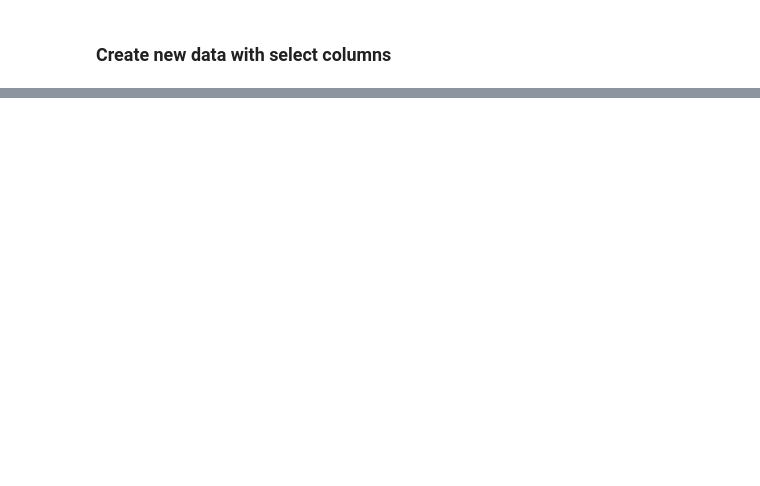
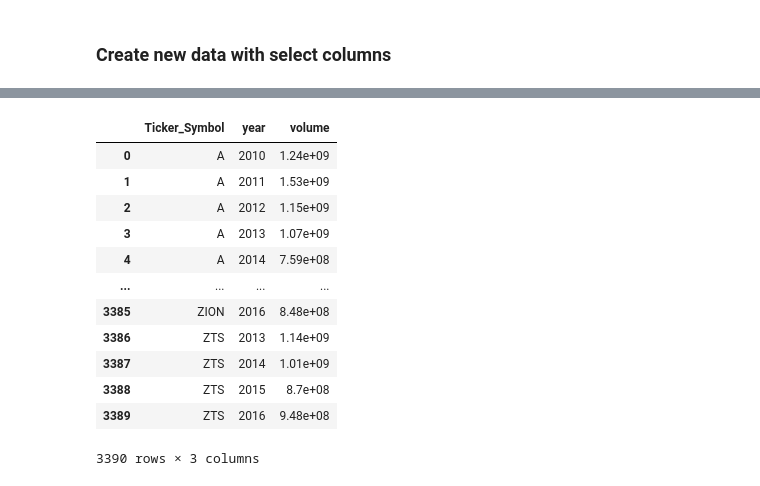
Before and after one commit to nickmangarella/stock-data-etl, a Jupyter notebook: stock_market_etl.ipynb, the cells around one changed output, grey strips where cells are left out. Saved outputs shown, nothing was run; the diff lists cells and outputs as text; code cells hidden in the pictures; blank space fills up the shorter version.

```diff
--- a/stock_market_etl.ipynb
+++ b/stock_market_etl.ipynb
@@ -345,0 +406,17 @@ ValueError: No axis named volume for object type DataFrame
+# %%
+prices_grouped=prices_data_df.groupby(["Ticker_Symbol", "year"]).agg({"volume":"sum"}).reset_index()
+prices_grouped
+# %% [output]
+|  | Ticker_Symbol | year | volume |
+| 0 | A | 2010 | 1.24e+09 |
+| 1 | A | 2011 | 1.53e+09 |
+| 2 | A | 2012 | 1.15e+09 |
+| 3 | A | 2013 | 1.07e+09 |
+| 4 | A | 2014 | 7.59e+08 |
+| ... | ... | ... | ... |
+| 3385 | ZION | 2016 | 8.48e+08 |
+| 3386 | ZTS | 2013 | 1.14e+09 |
+| 3387 | ZTS | 2014 | 1.01e+09 |
+| 3388 | ZTS | 2015 | 8.7e+08 |
+| 3389 | ZTS | 2016 | 9.48e+08 |
+3390 rows × 3 columns
```
Also changed, not shown: parts of 23 cells of this notebook.
